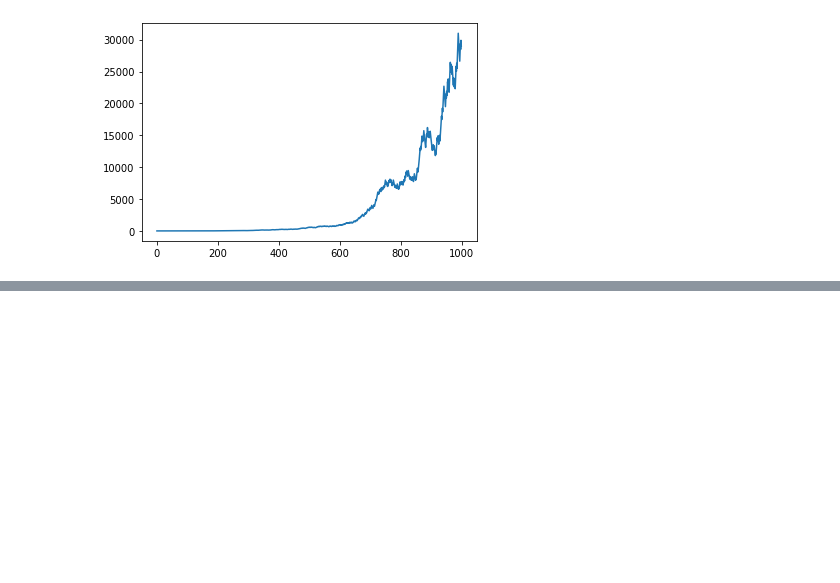
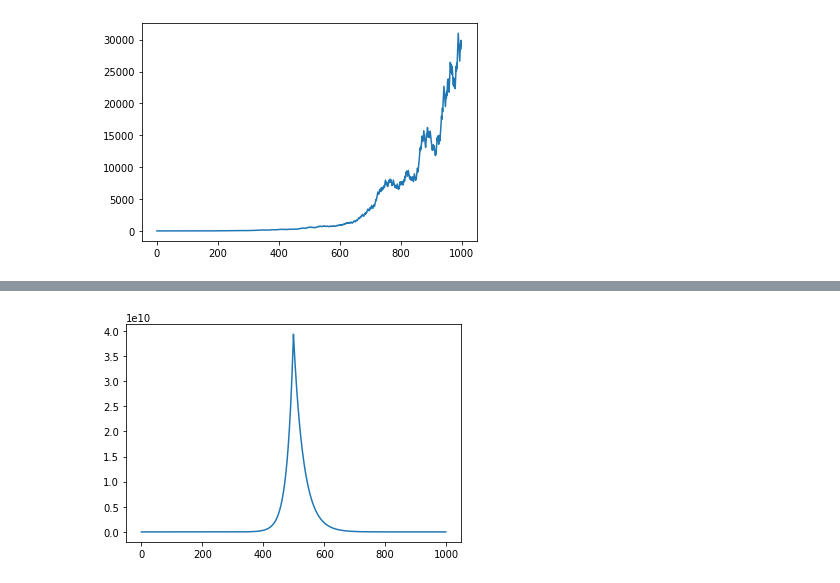
Before and after one commit to Symorq/exploring-ergodicity, a Jupyter notebook: ergodicity.ipynb, the cells around one changed output, grey strips where cells are left out. Drawn from its saved outputs; the diff is of its cells as text; code cells hidden in the pictures; blank space fills up the shorter version.

```diff
--- a/ergodicity.ipynb
+++ b/ergodicity.ipynb
@@ -84,0 +102,43 @@ def betting_spree(outcomes, bet):
+# %%
+def betting_trajectory(bet, outcomes):
+    """ Takes a starting bet and a listof 0/1 (lose/win) outcomes, and outputs
+        the trajectory of outcomes where 1 (win) = 5% gain, 0 (lose) = 3% loss
+
+    Params:
+    ----
+    bet: String
+        Your starting bet amount (e.g. 1, to bet $1)
+    outcomes: List
+        A list of 0/1 outcomes, length = # bets to run
+
+    Returns:
+    ----
+    bet_trajectory: List
+        List of the outcomes of each bet, length = # bets run
+
+    """
+    import numpy as np
+
+    bet_trajectory = []
+
+    for n in outcomes:
+        if n == 1:
+            bet = bet * 1.05
+        else:
+            bet = bet * 0.97
+        bet_trajectory.append(bet)
+
+    return(bet_trajectory)
+# %%
+import numpy as np
+
+winning_streak_first = [1]*500 + [0]*500
+losing_streak_first = [0]*500 + [1]*500
+
+win_first = betting_trajectory(1, winning_streak_first)
+lose_first = betting_trajectory(1, losing_streak_first)
+# %%
+plt.plot(range(1000), win_first)
+plt.show()
+# %% [output]
+[figure, added]
```
Also changed, not shown: parts of 8 cells of this notebook.
